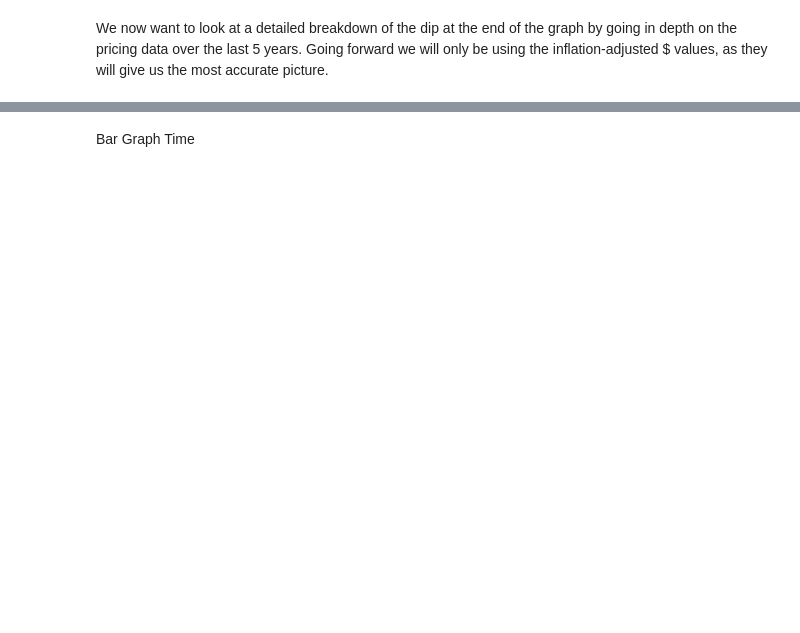
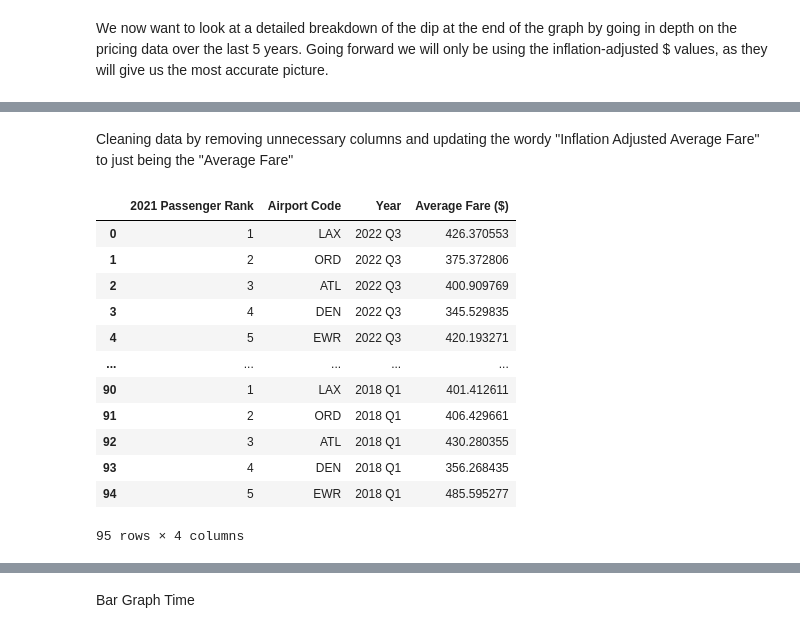
Before and after one commit to Xanitross/Airfare_Over_Five_Years, a Jupyter notebook: Airfare_Over_Five_Years.ipynb, the cells around one changed output, grey strips where cells are left out. Cells and saved outputs as stored; diff of their text form; code cells hidden in the pictures; blank space fills up the shorter version.

```diff
--- a/Airfare_Over_Five_Years.ipynb
+++ b/Airfare_Over_Five_Years.ipynb
@@ -122,0 +150,25 @@ df
+# %% [markdown]
+Cleaning data by removing unnecessary columns and updating the wordy "Inflation Adjusted Average Fare" to just being the "Average Fare"
+# %%
+df.drop("Airport Name", inplace = True, axis = 1)
+df.drop("City Name", inplace = True, axis = 1)
+df.drop("State Name", inplace = True, axis = 1)
+df.drop("Average Fare ($)", inplace = True, axis = 1)
+df.drop("2021 Passengers (10% sample)", inplace = True, axis = 1)
+df["Average Fare ($)"] = df["Inflation Adjusted Average Fare ($) (Base Quarter:  Q3-2022)"]
+df.drop("Inflation Adjusted Average Fare ($) (Base Quarter:  Q3-2022)", inplace = True, axis = 1)
+df
+# %% [output]
+|  | 2021 Passenger Rank | Airport Code | Year | Average Fare ($) |
+| 0 | 1 | LAX | 2022 Q3 | 426.370553 |
+| 1 | 2 | ORD | 2022 Q3 | 375.372806 |
+| 2 | 3 | ATL | 2022 Q3 | 400.909769 |
+| 3 | 4 | DEN | 2022 Q3 | 345.529835 |
+| 4 | 5 | EWR | 2022 Q3 | 420.193271 |
+| ... | ... | ... | ... | ... |
+| 90 | 1 | LAX | 2018 Q1 | 401.412611 |
+| 91 | 2 | ORD | 2018 Q1 | 406.429661 |
+| 92 | 3 | ATL | 2018 Q1 | 430.280355 |
+| 93 | 4 | DEN | 2018 Q1 | 356.268435 |
+| 94 | 5 | EWR | 2018 Q1 | 485.595277 |
+95 rows × 4 columns
```
Also changed, not shown: parts of 26 cells of this notebook.
